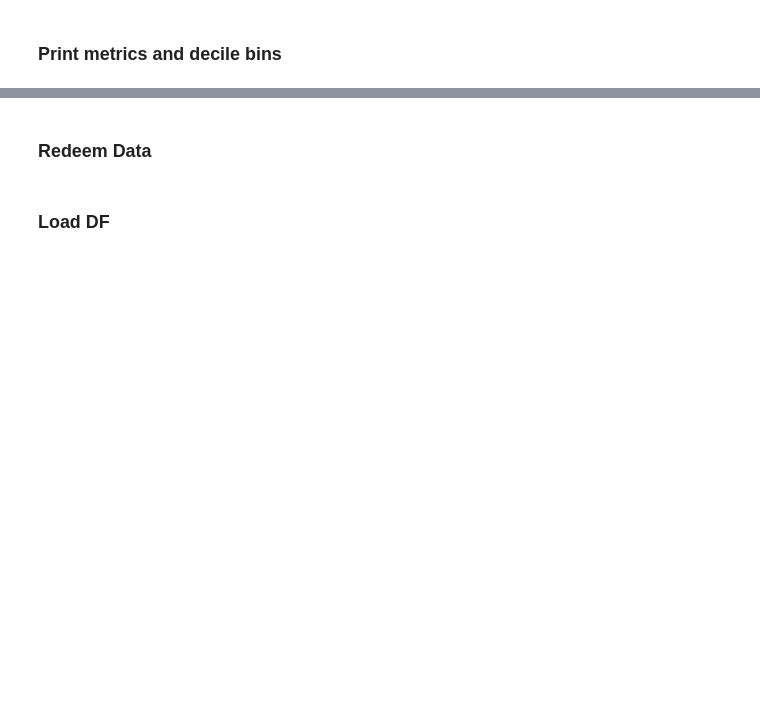
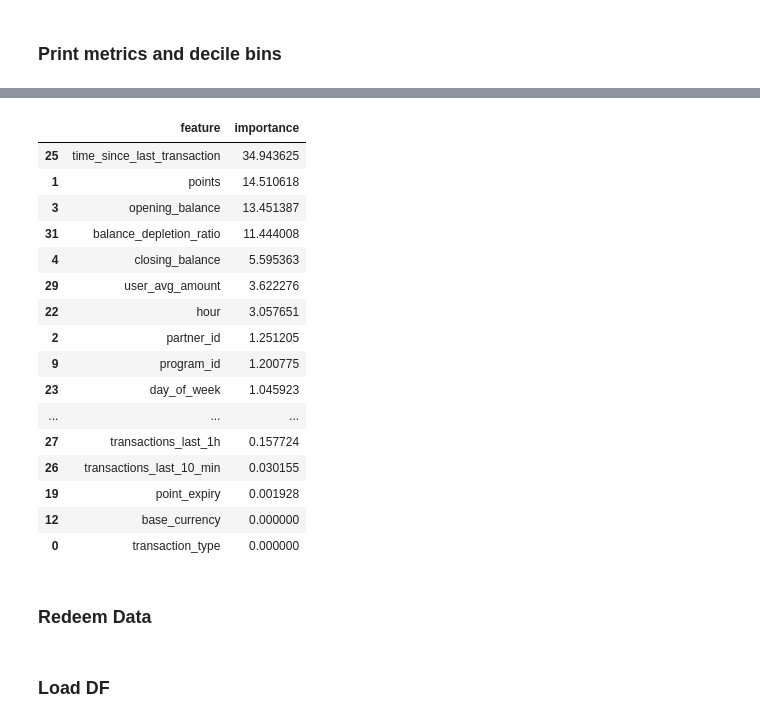
Before and after one commit to CodeMarshall21/Anomaly-Detection, a Jupyter notebook: behavioral-bin-classif.ipynb, the cells around one changed output, grey strips where cells are left out. Drawn from its saved outputs; the diff is of its cells as text; code cells hidden in the pictures; blank space fills up the shorter version.

```diff
--- a/behavioral-bin-classif.ipynb
+++ b/behavioral-bin-classif.ipynb
@@ -515,3 +494,29 @@ D9        226  226    1.0000
+# %%
+importances = accu_model.get_feature_importance()
+feat_imp = pd.DataFrame({
+    "feature": accu_X_val.columns.tolist(),
+    "importance": importances
+}).sort_values("importance", ascending=False)
+
+feat_imp
+# %% [output]
+|  | feature | importance |
+| 25 | time_since_last_transaction | 34.943625 |
+| 1 | points | 14.510618 |
+| 3 | opening_balance | 13.451387 |
+| 31 | balance_depletion_ratio | 11.444008 |
+| 4 | closing_balance | 5.595363 |
+| 29 | user_avg_amount | 3.622276 |
+| 22 | hour | 3.057651 |
+| 2 | partner_id | 1.251205 |
+| 9 | program_id | 1.200775 |
+| 23 | day_of_week | 1.045923 |
+| ... | ... | ... |
+| 27 | transactions_last_1h | 0.157724 |
+| 26 | transactions_last_10_min | 0.030155 |
+| 19 | point_expiry | 0.001928 |
+| 12 | base_currency | 0.000000 |
+| 0 | transaction_type | 0.000000 |
 # %% [markdown]
 ### Redeem Data
 # %% [markdown]
```
Also changed, not shown: parts of 20 cells of this notebook, 14 other files.
